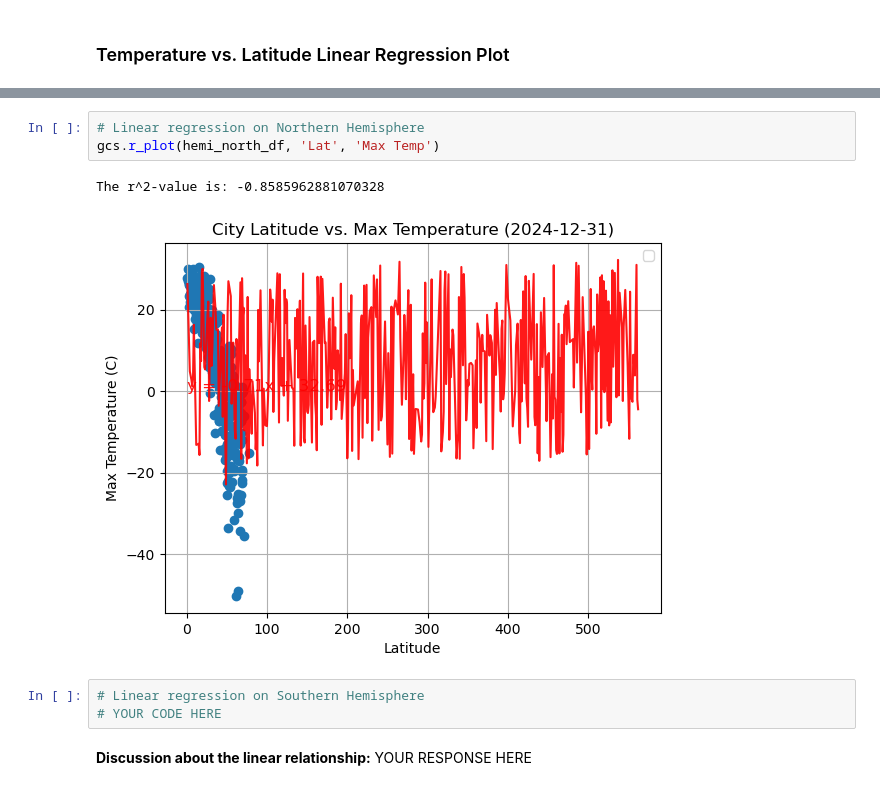
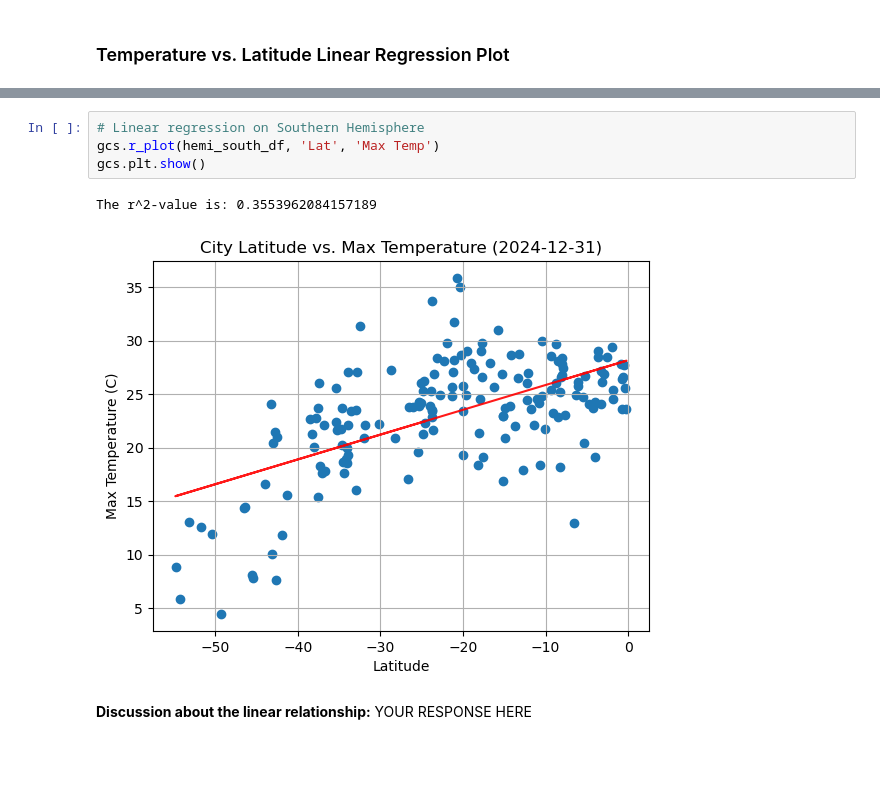
Before and after one commit to Neelka96/python-api-challenge, a Jupyter notebook: WeatherPy/WeatherPy.ipynb, the cells around one changed output, grey strips where cells are left out. Saved outputs shown, nothing was run; the diff lists cells and outputs as text; blank space fills up the shorter version.

```diff
--- a/WeatherPy/WeatherPy.ipynb
+++ b/WeatherPy/WeatherPy.ipynb
@@ -258,12 +267,10 @@ gcs.plt.show()
 # %%
-# Linear regression on Northern Hemisphere
-gcs.r_plot(hemi_north_df, 'Lat', 'Max Temp')
+# Linear regression on Southern Hemisphere
+gcs.r_plot(hemi_south_df, 'Lat', 'Max Temp')
+gcs.plt.show()
 # %% [output]
-The r^2-value is: -0.8585962881070328
+The r^2-value is: 0.3553962084157189
-[figure, old version]
+[figure, new version]
-# %%
-# Linear regression on Southern Hemisphere
-# YOUR CODE HERE
 # %% [markdown]
 **Discussion about the linear relationship:** YOUR RESPONSE HERE
 # %% [markdown]
```
Also changed, not shown: parts of 18 cells of this notebook, 1 other file.
